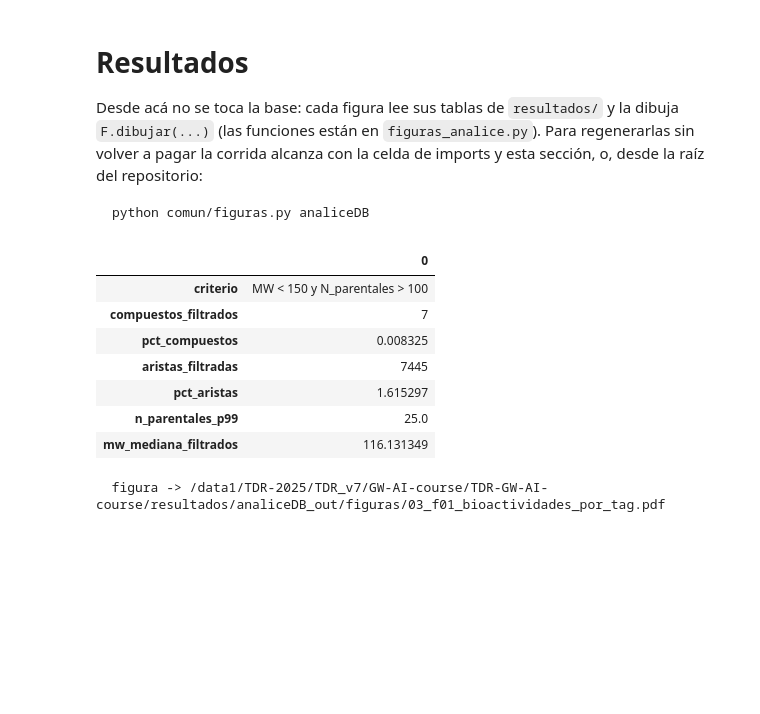
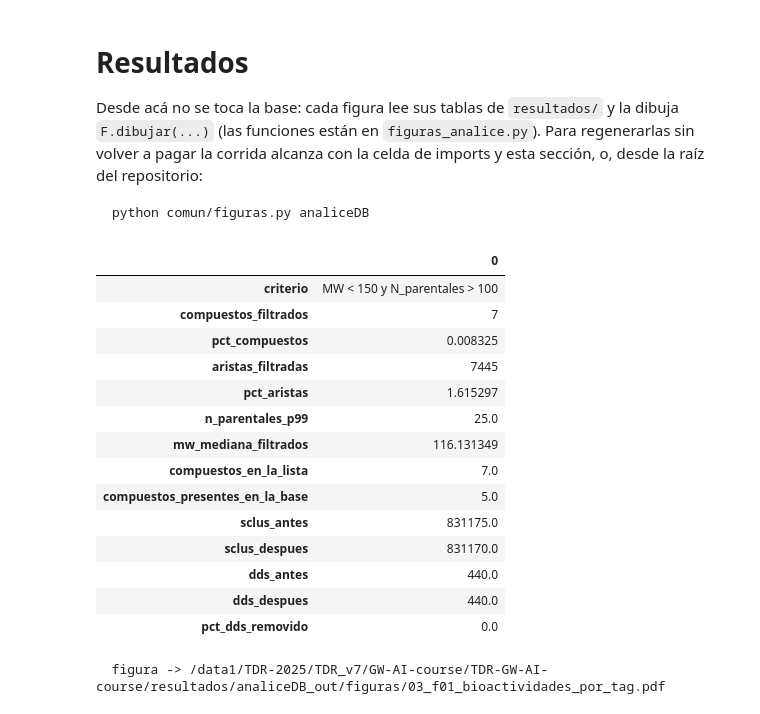
Before and after one commit to Gonzalo174/TDR-GW-AI-course, a Jupyter notebook: analiceDB/03_calidad_bioactividades.ipynb, the cells around one changed output. Drawn from its saved outputs; the diff is of its cells as text; code cells hidden in the pictures; blank space fills up the shorter version.

```diff
--- a/analiceDB/03_calidad_bioactividades.ipynb
+++ b/analiceDB/03_calidad_bioactividades.ipynb
@@ -126,22 +130,28 @@ regenerarlas sin volver a pagar la corrida alcanza con la celda de imports y est
 sección, o, desde la raíz del repositorio:
 
     python comun/figuras.py analiceDB
-# %%
-tags          = pd.read_csv(SALIDAS / f"{NB}_bioactividades_por_tag.csv")
-por_compuesto = pd.read_csv(SALIDAS / f"{NB}_promiscuidad_por_compuesto.csv")
-promiscuos    = pd.read_csv(SALIDAS / f"{NB}_compuestos_promiscuos.csv")
-curva         = pd.read_csv(SALIDAS / f"{NB}_curva_filtrado.csv")
-impacto       = pd.read_csv(SALIDAS / f"{NB}_impacto_filtro.csv")
-impacto.T
-# %% [output]
-|  | 0 |
-| criterio | MW < 150 y N_parentales > 100 |
-| compuestos_filtrados | 7 |
-| pct_compuestos | 0.008325 |
-| aristas_filtradas | 7445 |
-| pct_aristas | 1.615297 |
-| n_parentales_p99 | 25.0 |
-| mw_mediana_filtrados | 116.131349 |
+# %%
+tags       = pd.read_csv(SALIDAS / f"{NB}_bioactividades_por_tag.csv")
+promiscuos = pd.read_csv(SALIDAS / f"{NB}_compuestos_promiscuos.csv")
+en_la_base = pd.read_csv(SALIDAS / f"{NB}_impacto_en_la_base.csv")
+impacto    = pd.read_csv(SALIDAS / f"{NB}_impacto_filtro.csv")
+pd.concat([impacto.T, en_la_base.T])
+# %% [output]
+|  | 0 |
+| criterio | MW < 150 y N_parentales > 100 |
+| compuestos_filtrados | 7 |
+| pct_compuestos | 0.008325 |
+| aristas_filtradas | 7445 |
+| pct_aristas | 1.615297 |
+| n_parentales_p99 | 25.0 |
+| mw_mediana_filtrados | 116.131349 |
+| compuestos_en_la_lista | 7.0 |
+| compuestos_presentes_en_la_base | 5.0 |
+| sclus_antes | 831175.0 |
+| sclus_despues | 831170.0 |
+| dds_antes | 440.0 |
+| dds_despues | 440.0 |
+| pct_dds_removido | 0.0 |
 # %%
 F.dibujar("03_f01_bioactividades_por_tag");
 # %% [output]
```
Also changed, not shown: parts of 11 cells of this notebook, 57 other files.
